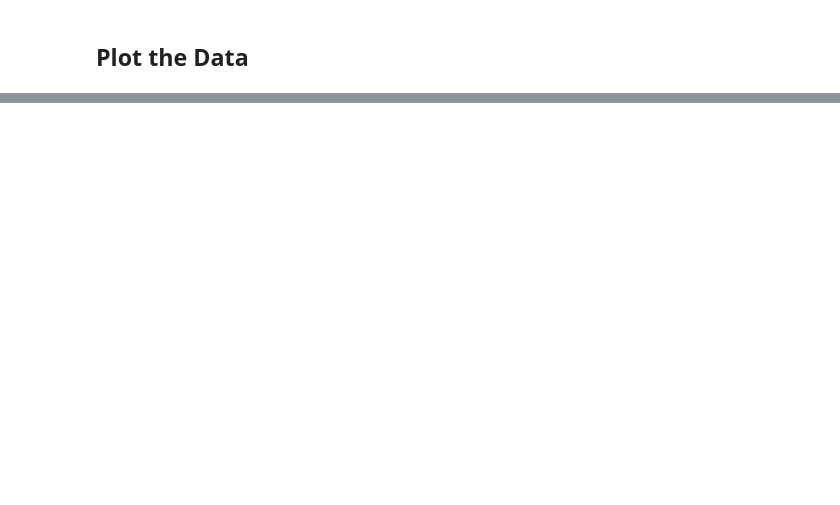
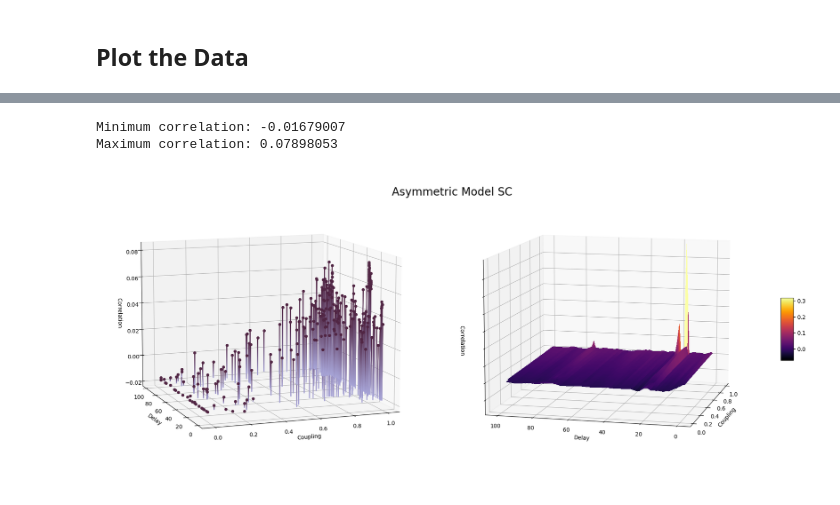
Before and after one commit to Hana-Ali/Deep-Learning-For-SC, a Jupyter notebook: whole_brain_modelling/cpp/evaluation/sim_FC_evaluation.ipynb, the cells around one changed output, grey strips where cells are left out. Drawn from its saved outputs; the diff is of its cells as text; code cells hidden in the pictures; blank space fills up the shorter version.

Commit message:
super pretty gradientsgit add .

```diff
--- a/whole_brain_modelling/cpp/evaluation/sim_FC_evaluation.ipynb
+++ b/whole_brain_modelling/cpp/evaluation/sim_FC_evaluation.ipynb
@@ -6,7 +6,7 @@ import numpy as np
 from py_helpers.general_helpers import *
 
 # Define the paths to the results
-labs = False
+labs = True
 if labs:
     results_path = "/media/hsa22/Expansion/WBM/results"
 else:
@@ -124,3 +132,21 @@ custom_colorscale = [
     [0.5, 'rgb'+str(beige_color)],
     [1, 'rgb'+str(purpleish)]
 ]
+
+def gradient_stem(ax, x, y, z, bottom, color_start, color_end):
+    """
+    Create a stem plot with gradient color effect.
+    :param ax: Axis to plot on
+    :param x, y, z: Data for stems
+    :param bottom: Bottom of stems
+    :param colors: List of color for gradient
+    """
+    segments = len(z)
+    for i, (xi, yi, zi) in enumerate(zip(x, y, z)):
+        z_points = np.linspace(bottom, zi, segments)
+        colors = [((zi - v) / (zi - bottom) * np.array(color_start) + (v - bottom) / (zi - bottom) * np.array(color_end)) for v in z_points]
+        for j in range(1, segments):
+            ax.plot([xi, xi], [yi, yi], [z_points[j-1], z_points[j]], color=colors[j])
+
+        # Here we add the circle top at the end of each stem
+        ax.scatter(xi, yi, zi, c=[tuple(color_end)], s=20)  # You can adjust `s` for size
@@ -182,0 +153,59 @@ plot_meshgrid(model_asym_df, "Model")
+# %%
+import numpy as np
+from scipy.interpolate import griddata
+import matplotlib.pyplot as plt
+
+%matplotlib widget
+
+def plot_meshgrid(df, title, xlabel, ylabel, zlabel):
+    # Extracting data from dataframe
+    coupling = df['(Coupling, Delay)'].apply(lambda x: x[0]).values
+    delay = df['(Coupling, Delay)'].apply(lambda x: x[1]).values
+    correlation = df['Correlation'].values
+
+    print("Minimum correlation: {}".format(correlation.min()))
+    print("Maximum correlation: {}".format(correlation.max()))
+
+    # Create a structured grid
+    num_points = 100
+    xi = np.linspace(coupling.min(), coupling.max(), num_points)
+    yi = np.linspace(delay.min(), delay.max(), num_points)
+    xi, yi = np.meshgrid(xi, yi)
+
+    # Interpolate over this grid
+    zi = griddata((coupling, delay), correlation, (xi, yi), method='cubic')
+
+    # Visualization
+    fig, (ax1, ax2) = plt.subplots(1, 2, figsize=(18, 8), subplot_kw=dict(projection='3d'), constrained_layout=True)
+
+    gradient_stem(ax1, coupling, delay, correlation, correlation.min(), pinkish, purpleish)
+    ax1.view_init(elev=10, azim=-110)
+
+    surf = ax2.plot_surface(xi, yi, zi, linewidth=0, cmap='inferno', antialiased=False)
+    fig.colorbar(surf, shrink=0.2, aspect=5)
+    ax2.view_init(elev=10, azim=-166)
+    ax2.zaxis.set_major_formatter(plt.NullFormatter())  # Hide the z-tick labels for ax2
+
+    # Set labels
+    ax1.set_xlabel(xlabel)
+    ax1.set_ylabel(ylabel)
+    ax1.set_zlabel(zlabel, labelpad=7)
+
+    ax2.set_xlabel(xlabel)
+    ax2.set_ylabel(ylabel)
+    ax2.set_zlabel(zlabel)
+
+    # Set the title
+    fig.suptitle(title, y=0.95, fontsize=20)
+
+    ax1.set_aspect('auto')
+    ax2.set_aspect('auto')
+
+    plt.show()
+
+# Example usage
+plot_meshgrid(model_asym_df, "Asymmetric Model SC", "Coupling", "Delay", "Correlation")
+# %% [output]
+Minimum correlation: -0.01679007
+Maximum correlation: 0.07898053
+[figure, added]
```
Also changed, not shown: parts of 5 cells of this notebook.
